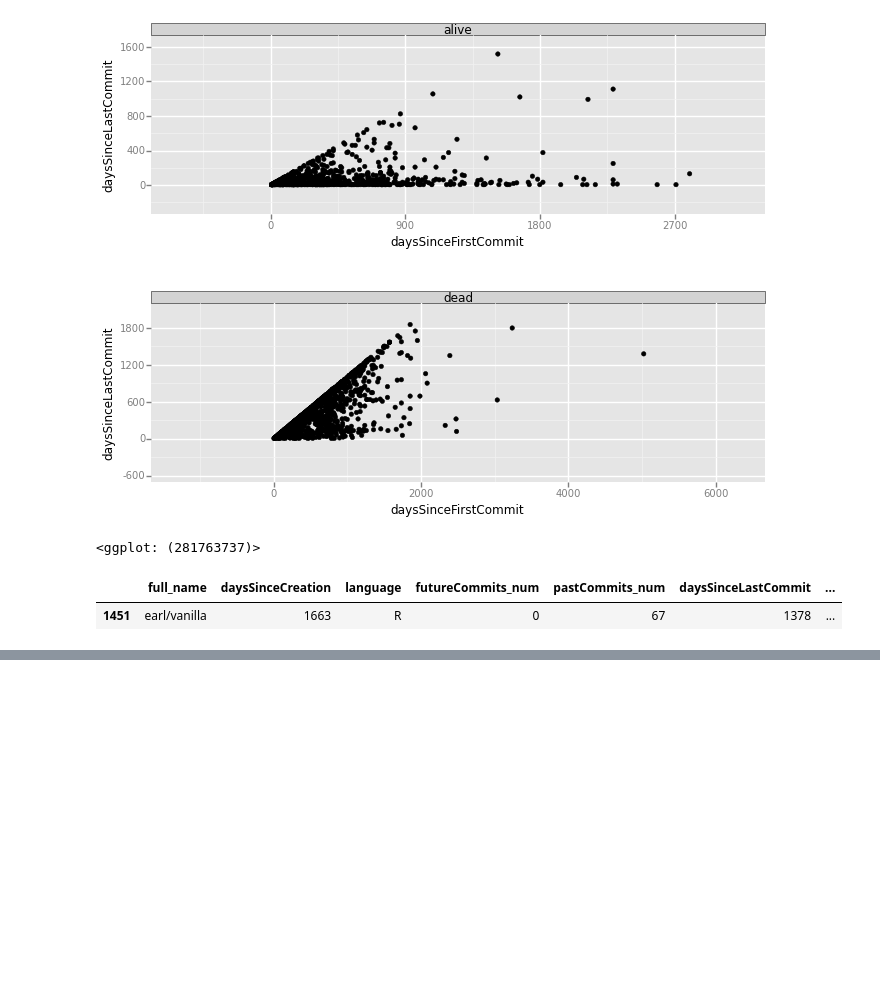
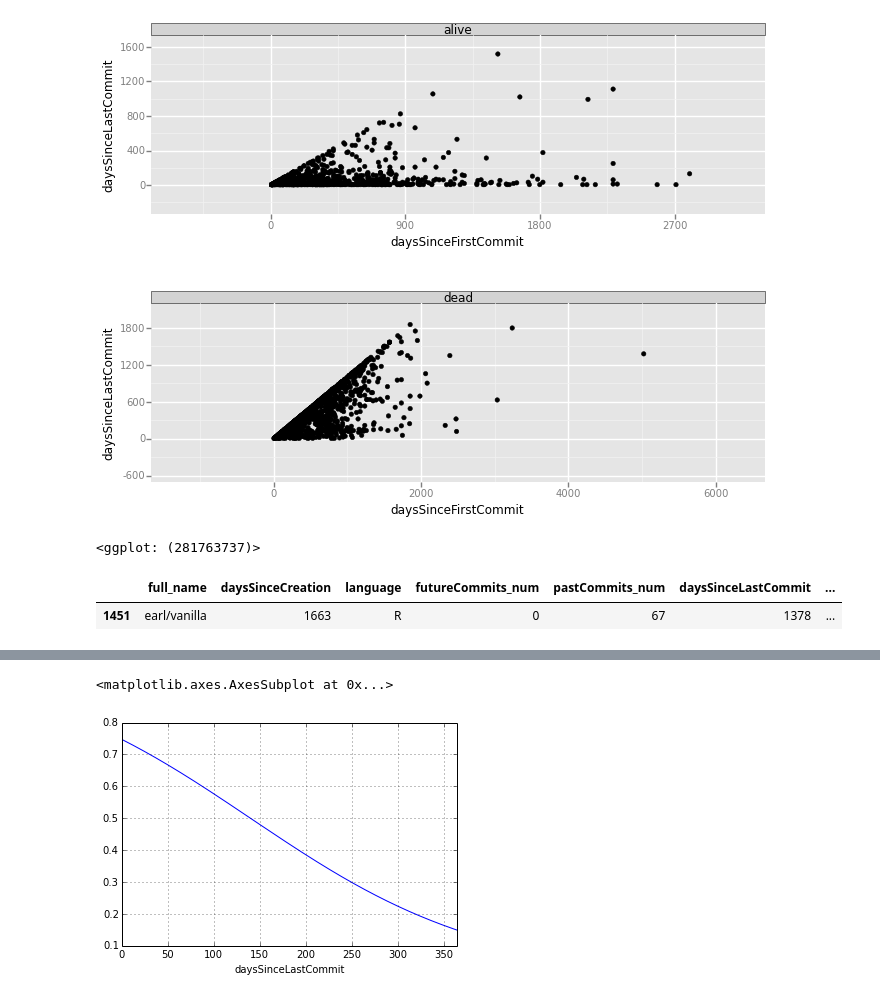
Before and after one commit to gauthamnair/repopulse, a Jupyter notebook: graphingFeatures.ipynb, the cells around one changed output, grey strips where cells are left out. Cells and saved outputs as stored; diff of their text form; code cells hidden in the pictures; blank space fills up the shorter version.

```diff
--- a/graphingFeatures.ipynb
+++ b/graphingFeatures.ipynb
@@ -90,0 +197,5 @@ byRepo.head()
+# %%
+probAlive.plot()
+# %% [output]
+<matplotlib.axes.AxesSubplot at 0x...>
+[figure, added]
```
Also changed, not shown: parts of 25 cells of this notebook.
